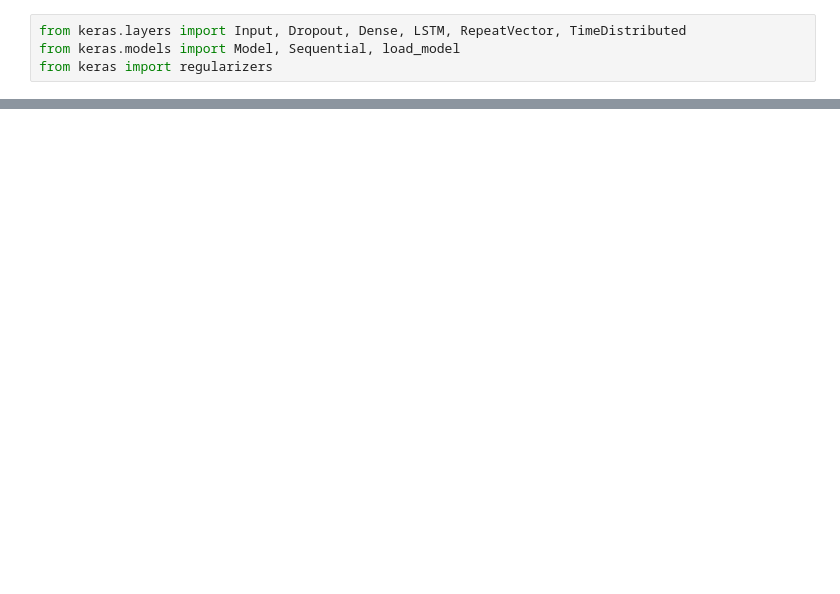
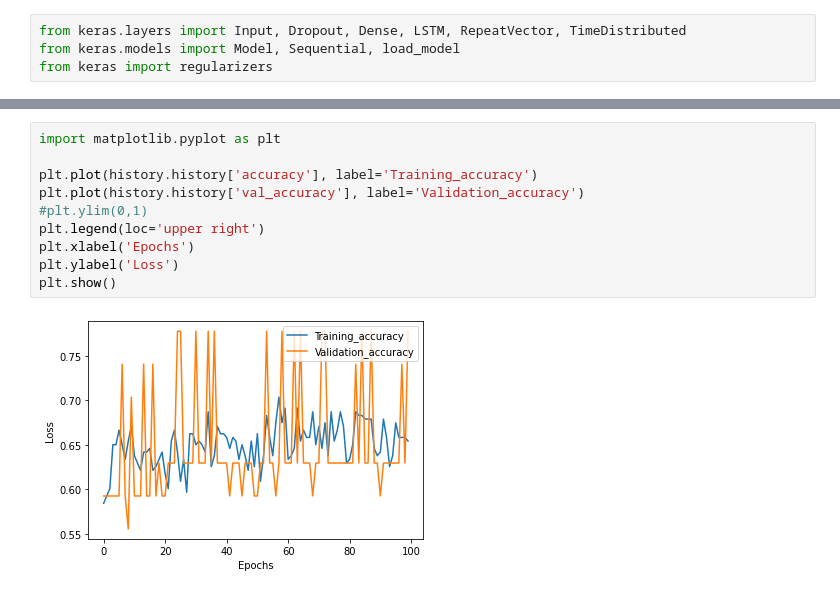
Before and after one commit to Kallukalluzzz/Mini-Project, a Jupyter notebook: LSTM_AUTOENCODER.ipynb, the cells around one changed output, grey strips where cells are left out. Saved outputs shown, nothing was run; the diff lists cells and outputs as text; blank space fills up the shorter version.

```diff
--- a/LSTM_AUTOENCODER.ipynb
+++ b/LSTM_AUTOENCODER.ipynb
@@ -148 +157,13 @@ Epoch 100/100
+# %%
+import matplotlib.pyplot as plt
+
+plt.plot(history.history['accuracy'], label='Training_accuracy')
+plt.plot(history.history['val_accuracy'], label='Validation_accuracy')
+#plt.ylim(0,1)
+plt.legend(loc='upper right')
+plt.xlabel('Epochs')
+plt.ylabel('Loss')
+plt.show()
+# %% [output]
+[figure, added]
 # %%
```
Also changed, not shown: parts of 8 cells of this notebook.
